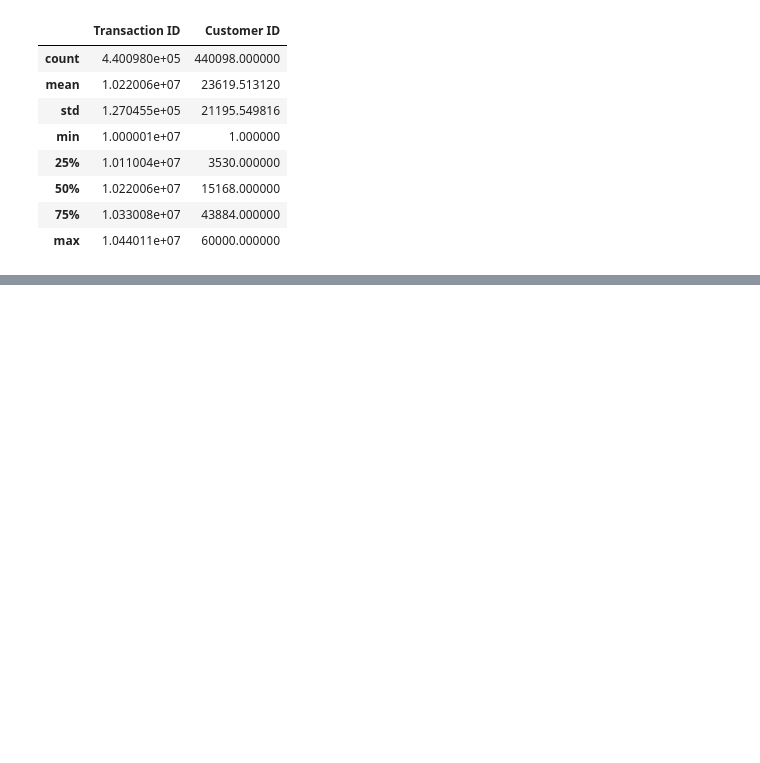
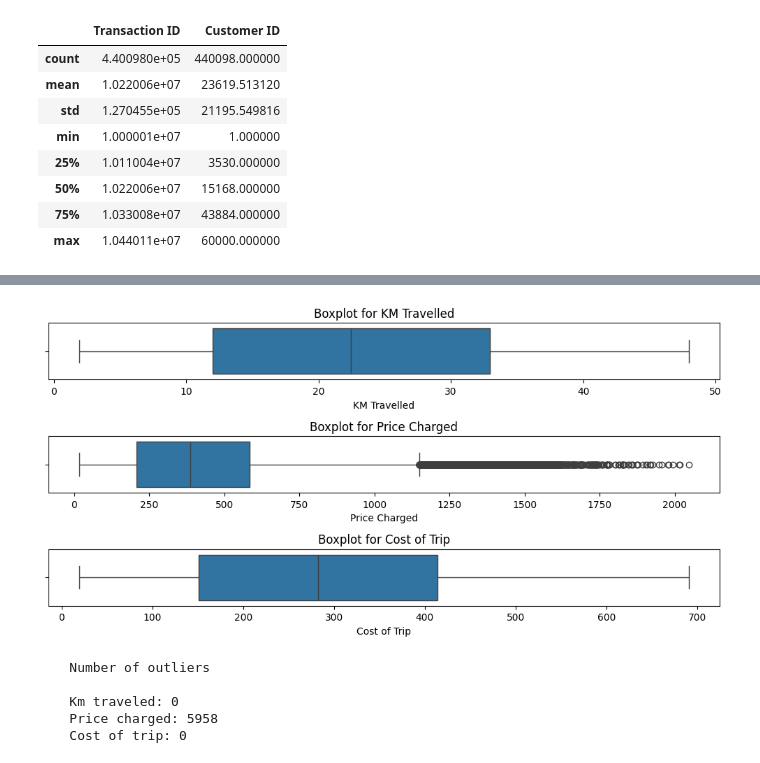
Before and after one commit to matthewiversen/data-glacier-internship, a Jupyter notebook: week-2/notebook.ipynb, the cells around one changed output, grey strips where cells are left out. Saved outputs shown, nothing was run; the diff lists cells and outputs as text; code cells hidden in the pictures; blank space fills up the shorter version.

```diff
--- a/week-2/notebook.ipynb
+++ b/week-2/notebook.ipynb
@@ -205,0 +255,48 @@ High-level Observations and Insights On Transaction Dataset\
+# %%
+# Visual approach
+plt.figure(figsize=(10, 5))
+
+plt.subplot(3, 1, 1)
+sb.boxplot(x=cab_data["KM Travelled"])
+plt.title("Boxplot for KM Travelled")
+
+plt.subplot(3, 1, 2)
+sb.boxplot(x=cab_data["Price Charged"])
+plt.title("Boxplot for Price Charged")
+
+plt.subplot(3, 1, 3)
+sb.boxplot(x=cab_data["Cost of Trip"])
+plt.title("Boxplot for Cost of Trip")
+
+plt.tight_layout()
+plt.show()
+
+# Statistical approach
+def detect_outliers_iqr(data):
+    Q1 = data.quantile(0.25)
+    Q3 = data.quantile(0.75)
+    IQR = Q3 - Q1
+    lower_bound = Q1 - 1.5 * IQR
+    upper_bound = Q3 + 1.5 * IQR
+
+    # Filter for outliers
+    outliers = data[(data < lower_bound) | (data > upper_bound)]
+    return outliers
+
+km_travelled_outliers = detect_outliers_iqr(cab_data["KM Travelled"])
+price_charged_outliers = detect_outliers_iqr(cab_data["Price Charged"])
+cost_of_trip_outliers = detect_outliers_iqr(cab_data["Cost of Trip"])
+
+print(f"""
+    Number of outliers\n
+    Km traveled: {len(km_travelled_outliers)}
+    Price charged: {len(price_charged_outliers)}
+    Cost of trip: {len(cost_of_trip_outliers)}
+""")
+# %% [output]
+[figure, added]
+    Number of outliers
+
+    Km traveled: 0
+    Price charged: 5958
+    Cost of trip: 0
```
Also changed, not shown: parts of 13 cells of this notebook.
